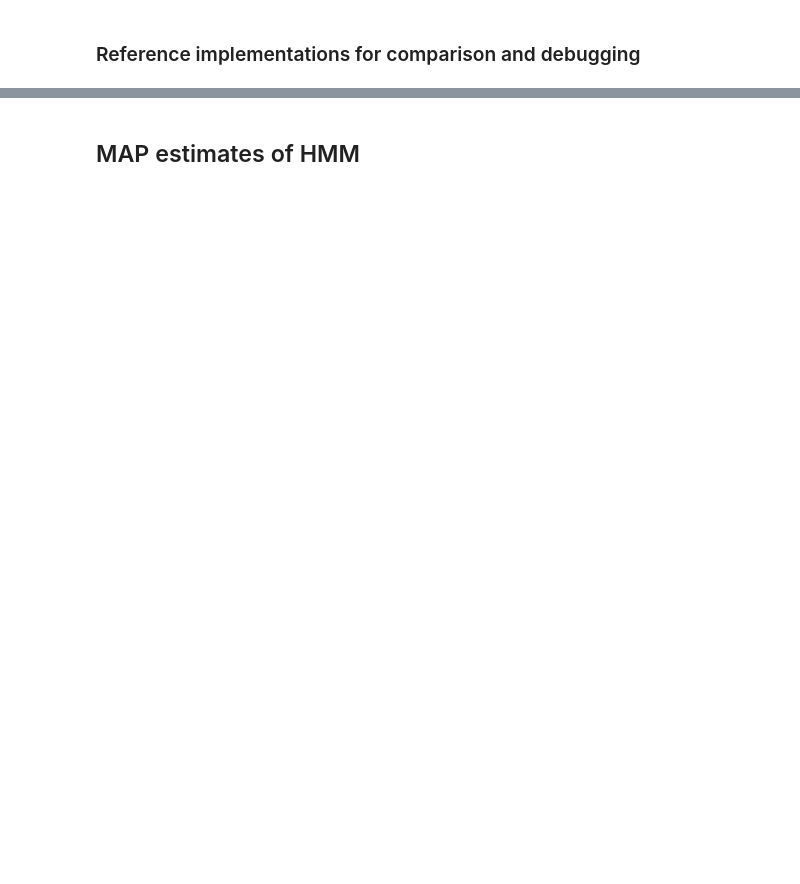
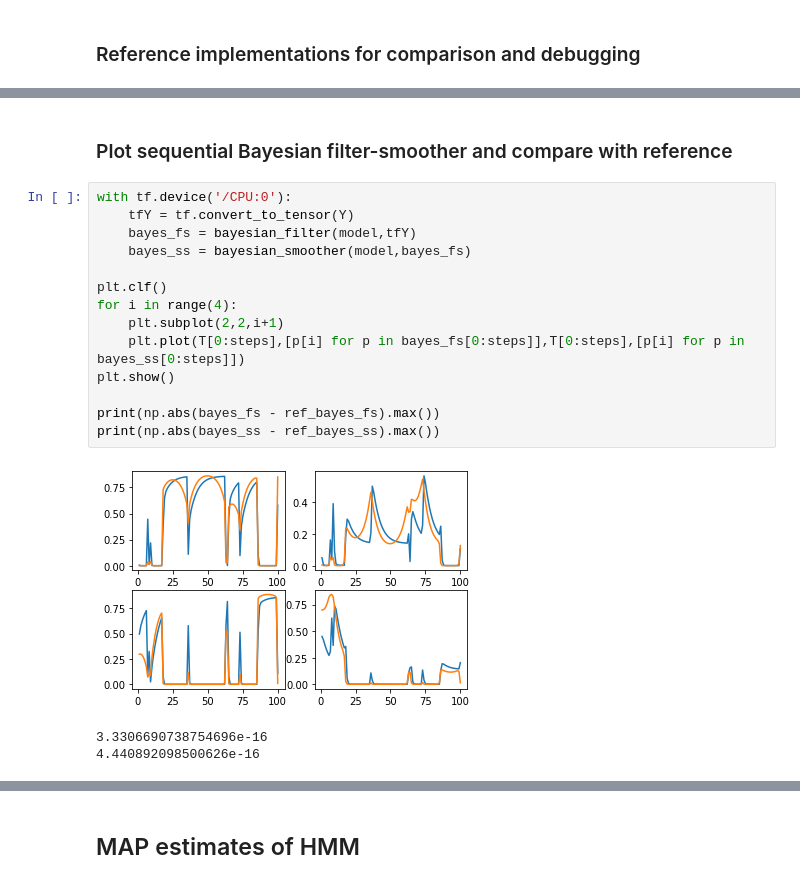
Before and after one commit to EEA-sensors/sequential-parallelization-examples, a Jupyter notebook: python/temporal-parallelization-inference-in-HMMs/phmm_potentials.ipynb, the cells around one changed output, grey strips where cells are left out. Drawn from its saved outputs; the diff is of its cells as text; blank space fills up the shorter version.

```diff
--- a/python/temporal-parallelization-inference-in-HMMs/parallel_viterbi_tf.ipynb
+++ b/python/temporal-parallelization-inference-in-HMMs/phmm_potentials.ipynb
@@ -227,0 +457,20 @@ plt.show()
+# %% [markdown]
+### Plot sequential Bayesian filter-smoother and compare with reference
+# %%
+with tf.device('/CPU:0'):
+    tfY = tf.convert_to_tensor(Y)
+    bayes_fs = bayesian_filter(model,tfY)
+    bayes_ss = bayesian_smoother(model,bayes_fs)
+
+plt.clf()
+for i in range(4):
+    plt.subplot(2,2,i+1)
+    plt.plot(T[0:steps],[p[i] for p in bayes_fs[0:steps]],T[0:steps],[p[i] for p in bayes_ss[0:steps]])
+plt.show()
+
+print(np.abs(bayes_fs - ref_bayes_fs).max())
+print(np.abs(bayes_ss - ref_bayes_ss).max())
+# %% [output]
+[figure, added]
+3.3306690738754696e-16
+4.440892098500626e-16
```
Also changed, not shown: parts of 80 cells of this notebook, 2 other files.
